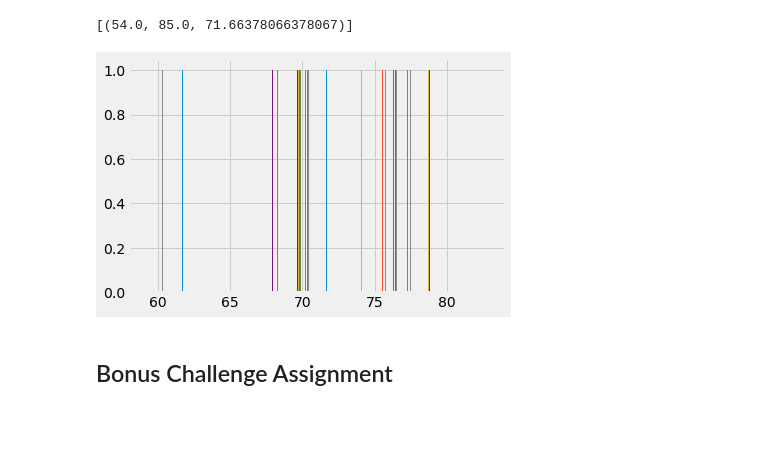
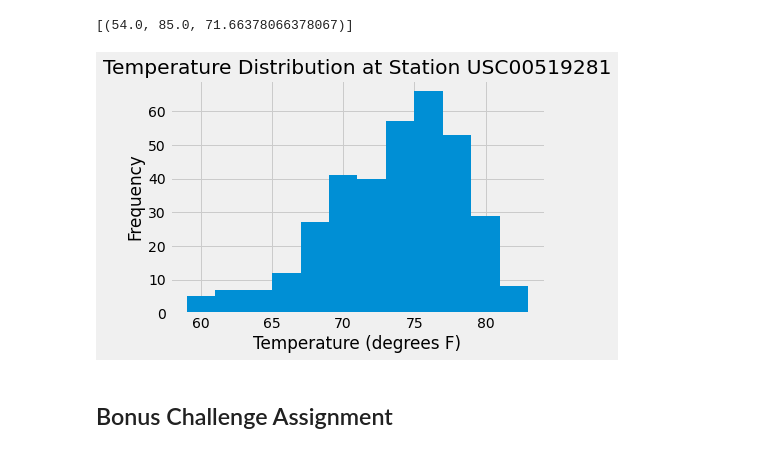
Before and after one commit to emcfarland/sqlalchemy-challenge, a Jupyter notebook: climate_analysis.ipynb, the cells around one changed output. Cells and saved outputs as stored; diff of their text form; code cells hidden in the pictures; blank space fills up the shorter version.

```diff
--- a/climate_analysis.ipynb
+++ b/climate_analysis.ipynb
@@ -106,15 +115,18 @@ session.query(func.min(Measurement.tobs), func.max(Measurement.tobs), func.avg(M
 [(54.0, 85.0, 71.66378066378067)]
 # %%
 # Query the last 12 months of temperature observation data for the most active station and plot the results as a histogram
-recent_temp_most_pop_station = session.query(Measurement.tobs).\
+recent_temp_most_pop_station = list(np.ravel(session.query(Measurement.tobs).\
     filter(Measurement.station=='USC00519281').\
     filter(Measurement.date>=analysis_start).\
-    order_by(Measurement.date).all()
-#recent_temp_most_pop_station
+    order_by(Measurement.date).all()))
+
 plt.hist(recent_temp_most_pop_station, bins=12)
+plt.xlabel("Temperature (degrees F)")
+plt.ylabel("Frequency")
+plt.title("Temperature Distribution at Station USC00519281")
 plt.show()
 # %% [output]
-[figure, old version]
+[figure, new version]
 # %% [markdown]
 ## Bonus Challenge Assignment
 # %%
```
Also changed, not shown: parts of 4 cells of this notebook.
